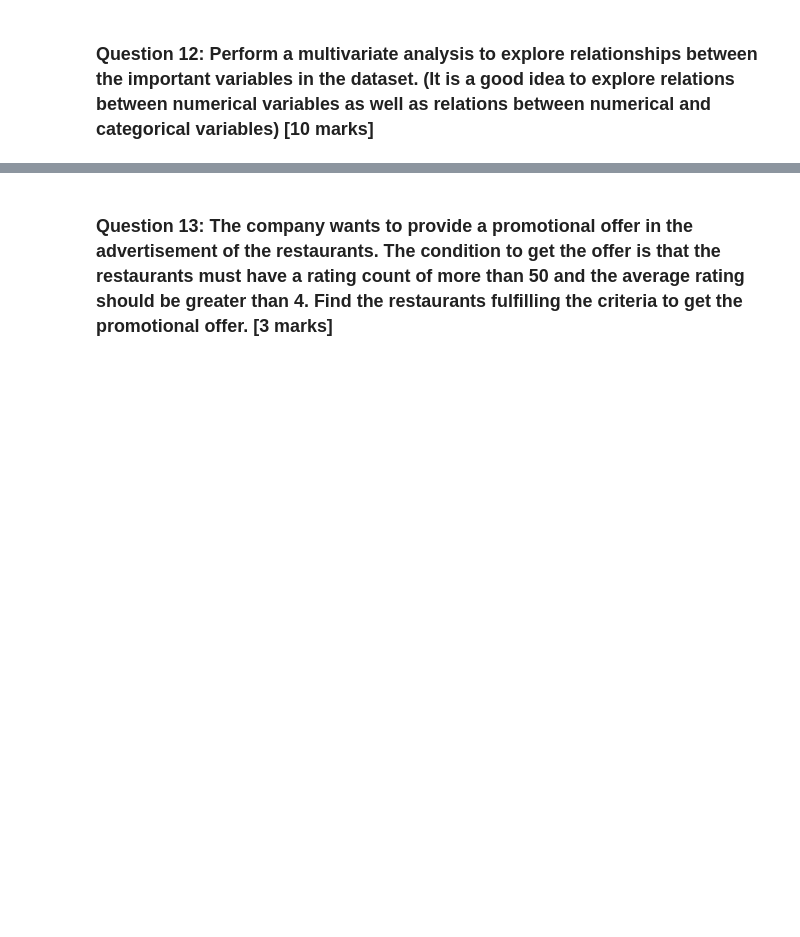
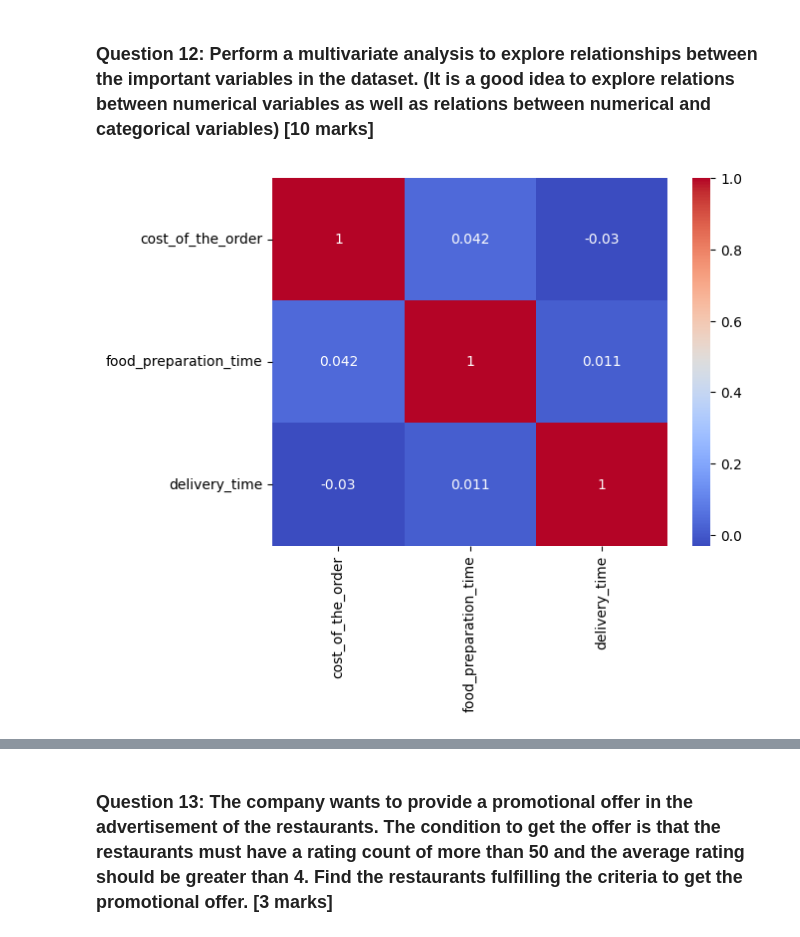
Before and after one commit to ankur0405/LearningPython, a Jupyter notebook: Learner_Notebook_Full_Code.ipynb, the cells around one changed output, grey strips where cells are left out. Cells and saved outputs as stored; diff of their text form; code cells hidden in the pictures; blank space fills up the shorter version.

```diff
--- a/Learner_Notebook_Full_Code.ipynb
+++ b/Learner_Notebook_Full_Code.ipynb
@@ -366,7 +366,11 @@ dtype: int64
 ### **Question 12**: Perform a multivariate analysis to explore relationships between the important variables in the dataset. (It is a good idea to explore relations between numerical variables as well as relations between numerical and categorical variables) [10 marks]
 # %%
 # Write the code here
-df_encoded = pd.get_dummies(df, columns=['restaurant_name','cuisine_type','day_of_the_week','rating'], drop_first=True)
-correlation_matrix = df_encoded.corr()
-sns.heatmap(correlation_matrix, annot=True, cmap='coolwarm')
+#find correalation between cost of order, food preparation time and delivery time
+columns_for_heatmap = ['cost_of_the_order','food_preparation_time','delivery_time']
+df_heatmap = df[columns_for_heatmap]
+correlation_matrix = df_heatmap.corr()
+sns.heatmap(correlation_matrix, annot=True, cmap='coolwarm' )
 plt.show()
+# %% [output]
+[figure, added]
```
Also changed, not shown: parts of 9 cells of this notebook.
